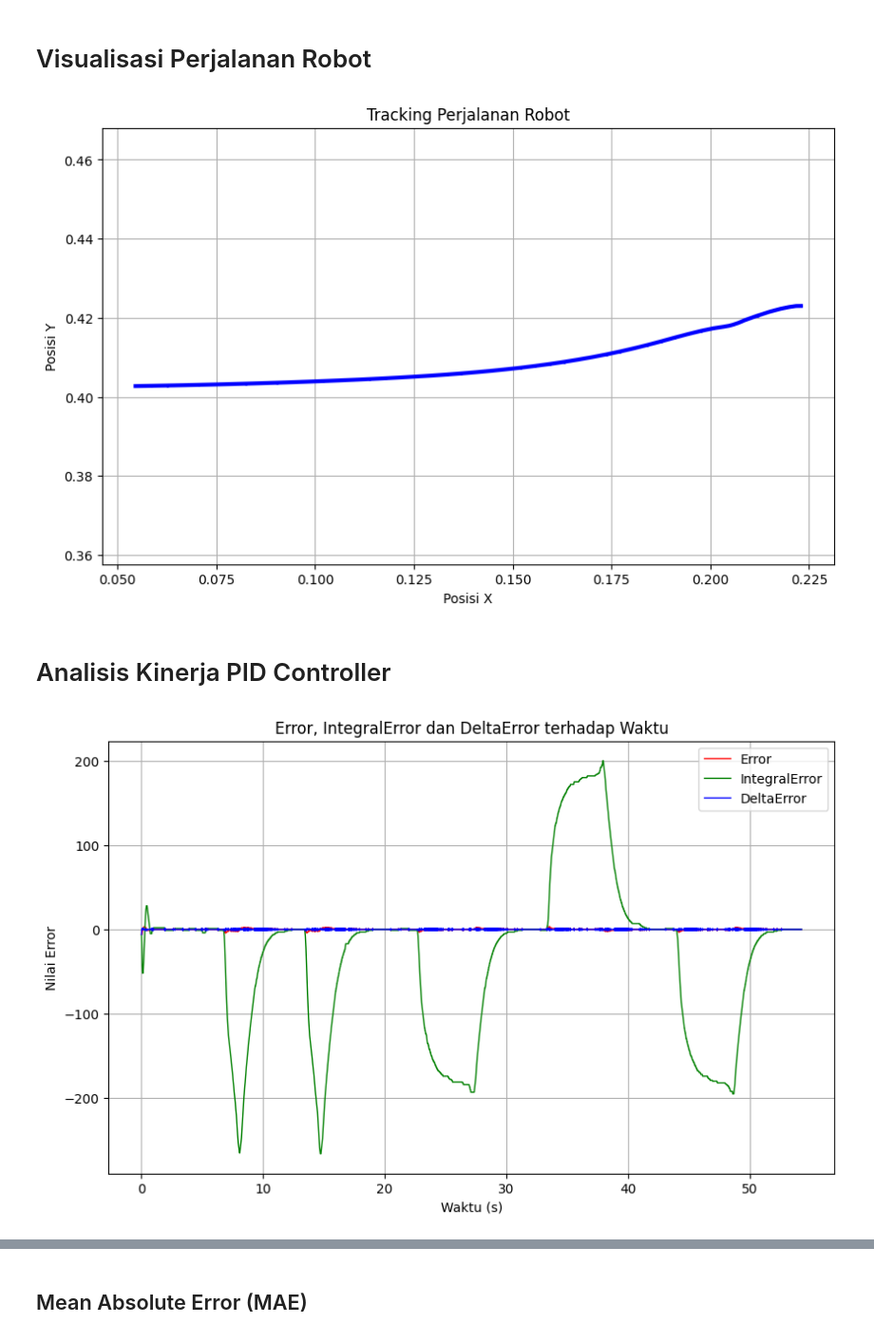
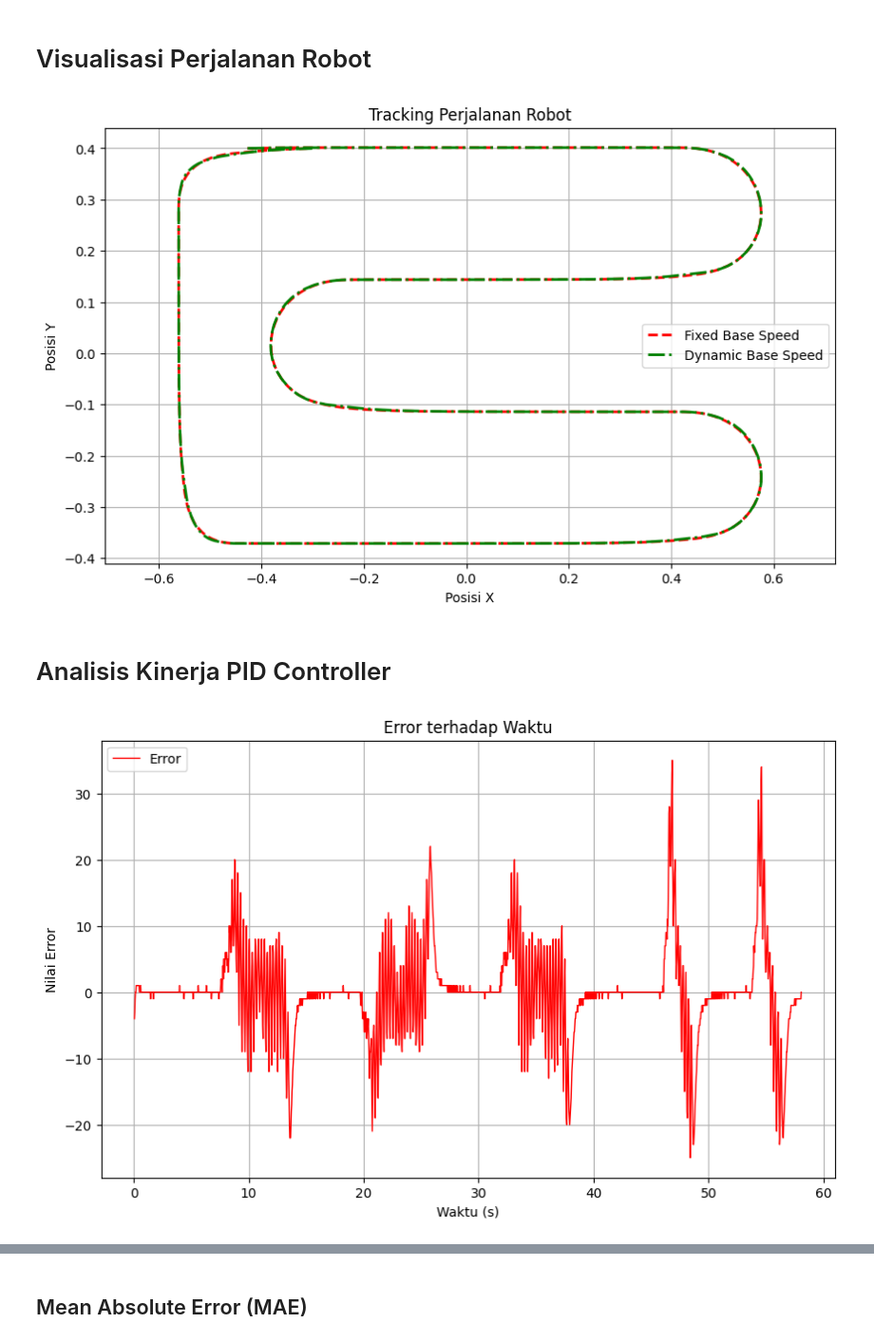
Before and after one commit to 2black0/Line-Follower-Computer-Vision-Webots, a Jupyter notebook: controllers/robot_controller/result-analysis.ipynb, the cells around one changed output, grey strips where cells are left out. Shown at 95% size. Saved outputs shown, nothing was run; the diff lists cells and outputs as text; code cells hidden in the pictures.

```diff
--- a/controllers/robot_controller/result-analysis.ipynb
+++ b/controllers/robot_controller/result-analysis.ipynb
@@ -3,38 +3,43 @@ import pandas as pd
 import matplotlib.pyplot as plt
 # %%
 # Baca data dari file CSV
-file_path = 'output.csv'  # Ganti dengan path ke file CSV Anda
-data = pd.read_csv(file_path)
+file_path1 = 'output_arena1_base&delta.csv'  # Ganti dengan path ke file CSV Anda
+file_path2 = 'output_arena1_delta.csv'
+data1 = pd.read_csv(file_path1)
+data2 = pd.read_csv(file_path2)
 # %% [markdown]
 # Visualisasi Perjalanan Robot
 # %%
 # Plot posisi X dan Y
 plt.figure(figsize=(10, 6))
-plt.plot(data['X'], data['Y'], marker='o', linestyle='-', color='b', linewidth=3, markersize=1)
+plt.plot(data1['X'], data1['Y'], linestyle='dashed', color='r', linewidth=2)
+plt.plot(data2['X'], data2['Y'], linestyle='dashdot', color='g', linewidth=2)
 plt.title('Tracking Perjalanan Robot')
 plt.xlabel('Posisi X')
 plt.ylabel('Posisi Y')
+plt.legend(['Fixed Base Speed', 'Dynamic Base Speed'])
 plt.grid(True)
 plt.axis('equal')  # Membuat skala pada sumbu X dan Y sama besarnya
 plt.show()
 # %% [output]
-[figure, old version]
+[figure, new version]
 # %% [markdown]
 # Analisis Kinerja PID Controller
 # %%
 # Plot Error dan DeltaError terhadap waktu
 plt.figure(figsize=(10, 6))
 plt.plot(data['Time'], data['Error'], label='Error', color='r', linewidth=1)
-plt.plot(data['Time'], data['IntegralError'], label='IntegralError', color='g', linewidth=1)
-plt.plot(data['Time'], data['DeltaError'], label='DeltaError', color='b', linewidth=1)
-plt.title('Error, IntegralError dan DeltaError terhadap Waktu')
+#plt.plot(data['Time'], data['IntegralError'], label='IntegralError', color='g', linewidth=1)
+#plt.plot(data['Time'], data['DeltaError'], label='DeltaError', color='b', linewidth=1)
+#plt.title('Error, IntegralError dan DeltaError terhadap Waktu')
+plt.title('Error terhadap Waktu')
 plt.xlabel('Waktu (s)')
 plt.ylabel('Nilai Error')
 plt.legend()
 plt.grid(True)
 plt.show()
 # %% [output]
-[figure, old version]
+[figure, new version]
 # %%
 # Plot DeltaSpeed terhadap waktu
 plt.figure(figsize=(10, 6))
```
Also changed, not shown: parts of 17 cells of this notebook, 25 other files.
